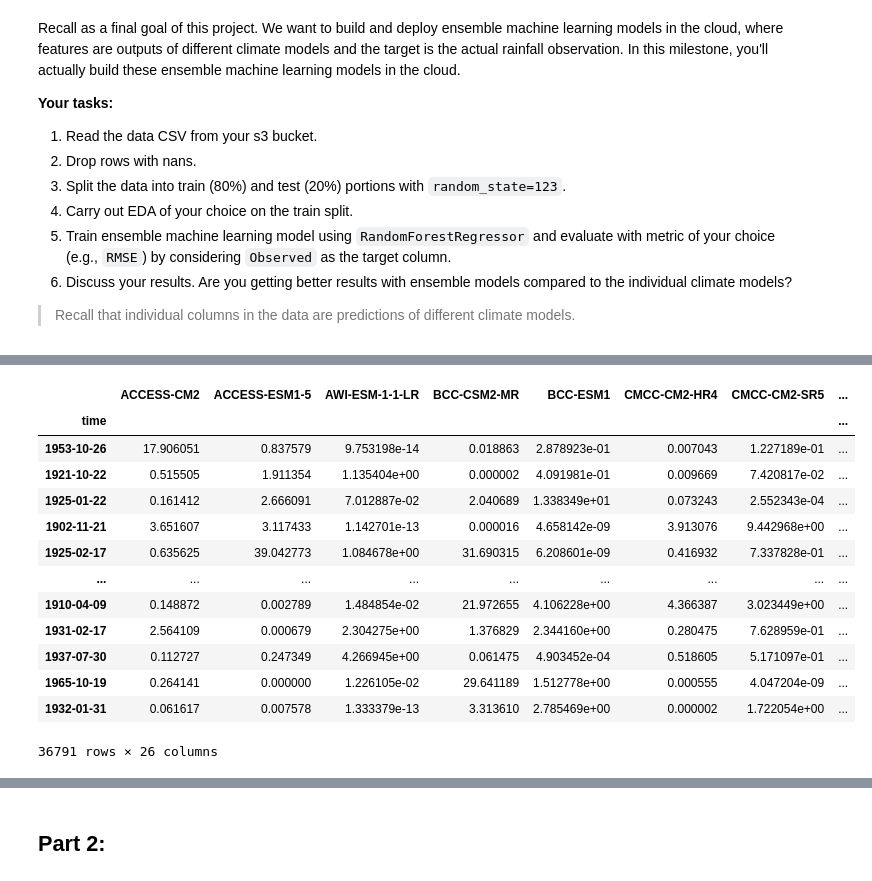
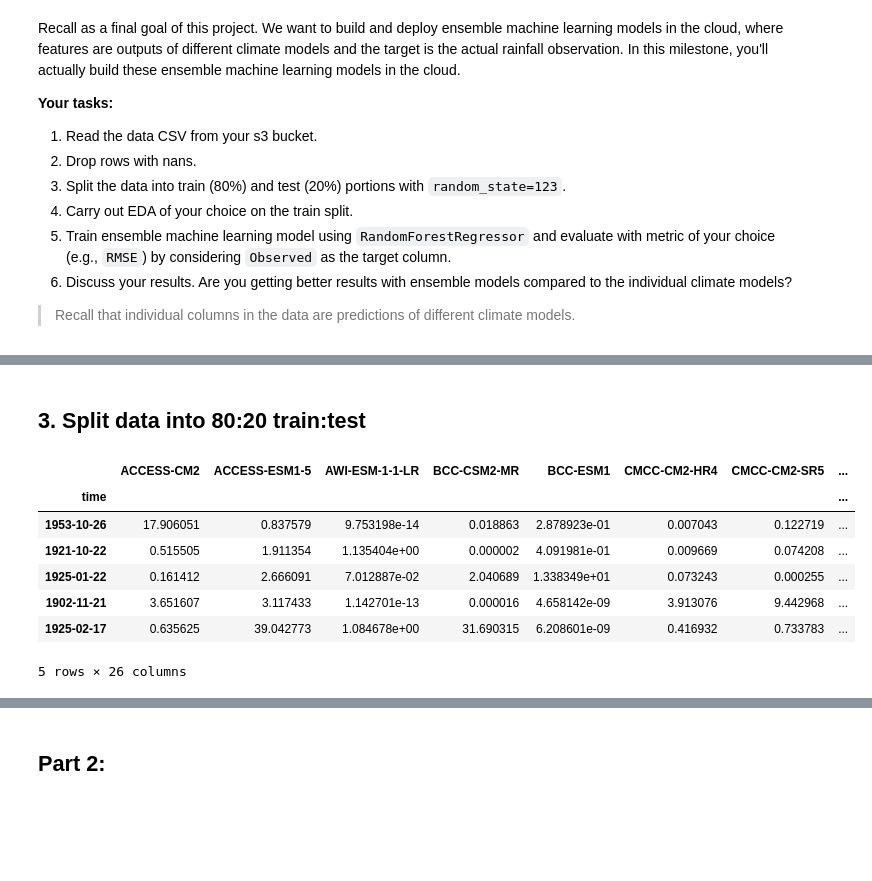
Before and after one commit to UBC-MDS/525_group_5, a Jupyter notebook: notebooks/Milestone3/Milestone3-Task3-jacqueline.ipynb, the cells around one changed output, grey strips where cells are left out. Saved outputs shown, nothing was run; the diff lists cells and outputs as text; code cells hidden in the pictures; blank space fills up the shorter version.

```diff
--- a/notebooks/Milestone3/Milestone3-Task3-jacqueline.ipynb
+++ b/notebooks/Milestone3/Milestone3-Task3-jacqueline.ipynb
@@ -43,3 +101,14 @@ df = df.dropna(axis = 0)
+# %% [markdown]
+## 3. Split data into 80:20 train:test
 # %%
-# Split data into 80:20 train:test.
 train_df, test_df = train_test_split(df, test_size=0.2, random_state=123)
+train_df.head()
+# %% [output]
+|  | ACCESS-CM2 | ACCESS-ESM1-5 | AWI-ESM-1-1-LR | BCC-CSM2-MR | BCC-ESM1 | CMCC-CM2-HR4 | CMCC-CM2-SR5 | ... |
+| time |  |  |  |  |  |  |  | ... |
+| 1953-10-26 | 17.906051 | 0.837579 | 9.753198e-14 | 0.018863 | 2.878923e-01 | 0.007043 | 0.122719 | ... |
+| 1921-10-22 | 0.515505 | 1.911354 | 1.135404e+00 | 0.000002 | 4.091981e-01 | 0.009669 | 0.074208 | ... |
+| 1925-01-22 | 0.161412 | 2.666091 | 7.012887e-02 | 2.040689 | 1.338349e+01 | 0.073243 | 0.000255 | ... |
+| 1902-11-21 | 3.651607 | 3.117433 | 1.142701e-13 | 0.000016 | 4.658142e-09 | 3.913076 | 9.442968 | ... |
+| 1925-02-17 | 0.635625 | 39.042773 | 1.084678e+00 | 31.690315 | 6.208601e-09 | 0.416932 | 0.733783 | ... |
+5 rows × 26 columns
@@ -48,17 +114,0 @@ train_df, test_df = train_test_split(df, test_size=0.2, random_state=123)
-# %%
-train_df
-# %% [output]
-|  | ACCESS-CM2 | ACCESS-ESM1-5 | AWI-ESM-1-1-LR | BCC-CSM2-MR | BCC-ESM1 | CMCC-CM2-HR4 | CMCC-CM2-SR5 | ... |
-| time |  |  |  |  |  |  |  | ... |
-| 1953-10-26 | 17.906051 | 0.837579 | 9.753198e-14 | 0.018863 | 2.878923e-01 | 0.007043 | 1.227189e-01 | ... |
-| 1921-10-22 | 0.515505 | 1.911354 | 1.135404e+00 | 0.000002 | 4.091981e-01 | 0.009669 | 7.420817e-02 | ... |
-| 1925-01-22 | 0.161412 | 2.666091 | 7.012887e-02 | 2.040689 | 1.338349e+01 | 0.073243 | 2.552343e-04 | ... |
-| 1902-11-21 | 3.651607 | 3.117433 | 1.142701e-13 | 0.000016 | 4.658142e-09 | 3.913076 | 9.442968e+00 | ... |
-| 1925-02-17 | 0.635625 | 39.042773 | 1.084678e+00 | 31.690315 | 6.208601e-09 | 0.416932 | 7.337828e-01 | ... |
-| ... | ... | ... | ... | ... | ... | ... | ... | ... |
-| 1910-04-09 | 0.148872 | 0.002789 | 1.484854e-02 | 21.972655 | 4.106228e+00 | 4.366387 | 3.023449e+00 | ... |
-| 1931-02-17 | 2.564109 | 0.000679 | 2.304275e+00 | 1.376829 | 2.344160e+00 | 0.280475 | 7.628959e-01 | ... |
-| 1937-07-30 | 0.112727 | 0.247349 | 4.266945e+00 | 0.061475 | 4.903452e-04 | 0.518605 | 5.171097e-01 | ... |
-| 1965-10-19 | 0.264141 | 0.000000 | 1.226105e-02 | 29.641189 | 1.512778e+00 | 0.000555 | 4.047204e-09 | ... |
-| 1932-01-31 | 0.061617 | 0.007578 | 1.333379e-13 | 3.313610 | 2.785469e+00 | 0.000002 | 1.722054e+00 | ... |
-36791 rows × 26 columns
```
Also changed, not shown: parts of 25 cells of this notebook, 2 other files.
